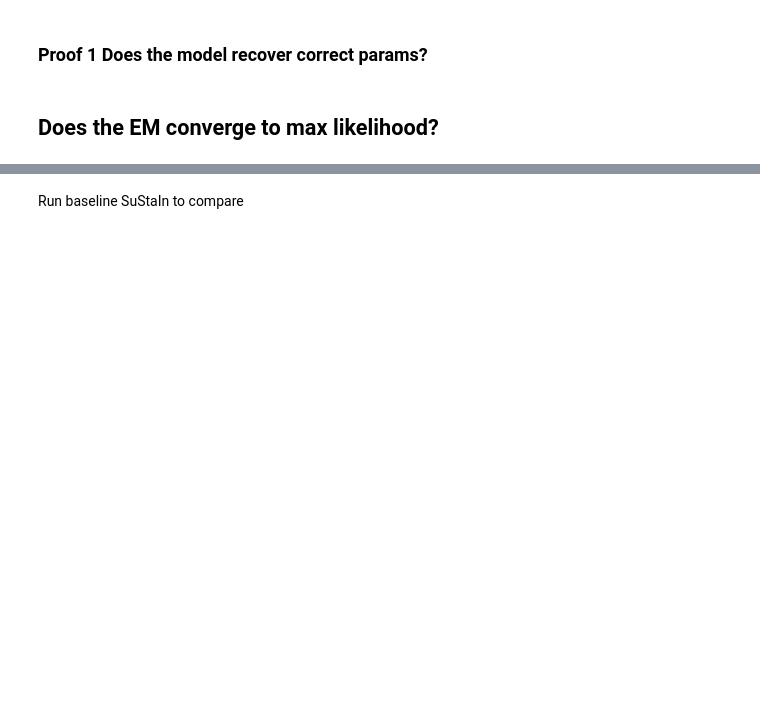
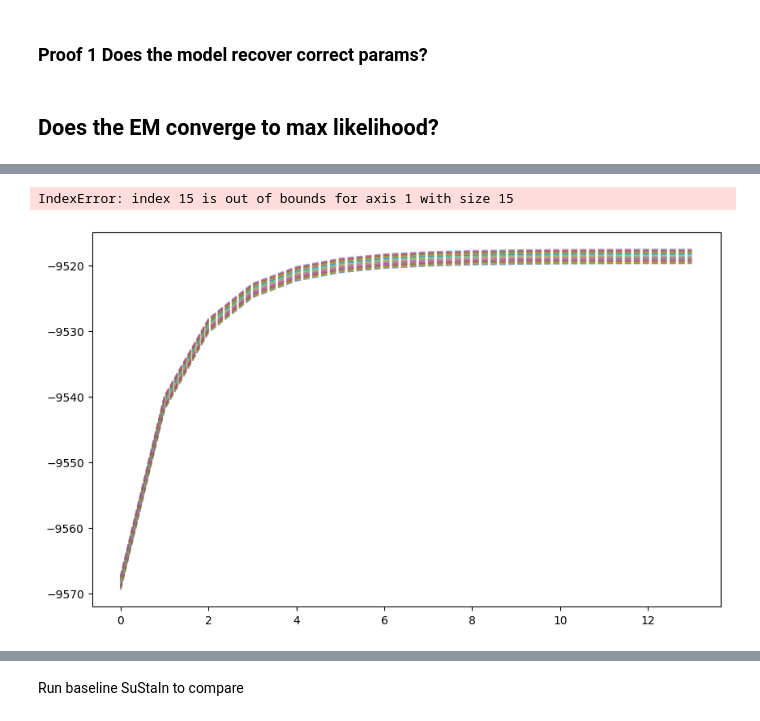
Before and after one commit to mihaelacr10/apoe4_informed, a Jupyter notebook: run_simulated_data.ipynb, the cells around one changed output, grey strips where cells are left out. Cells and saved outputs as stored; diff of their text form; code cells hidden in the pictures; blank space fills up the shorter version.

Commit message:
few bugs still unfinished: em_likelihood_histories for N_S>1 gives out identical lik for all startingpoints

```diff
--- a/run_simulated_data.ipynb
+++ b/run_simulated_data.ipynb
@@ -309,3 +350,30 @@ plt.show()
+# %%
+import matplotlib.pyplot as plt
+import numpy as np
+
+# Create a clean plotting window
+plt.figure(figsize=(10, 6))
+
+# Loop through all 15 columns of your recovered history matrix
+for worker_id in range(em_likelihood_histories.shape[0]):
+    # Add a tiny, unique offset fraction to each line so they don't cover each other
+    jitter_factor = worker_id * 0.15
+
+    plt.plot(
+        em_likelihood_histories[:, worker_id] + jitter_factor,
+        linestyle='--',
+        alpha=0.7,
+        label=f"Seed {worker_id + 1}"
+    )
+
+plt.axhline(true_max_lik, color='black', linestyle=':', label='Ground Truth Ceiling')
+plt.title("Separated EM Startpoint Trajectories (Jitter Applied)")
+plt.xlabel("EM Iteration Step")
+plt.ylabel("Log-Likelihood")
+plt.show()
+# %% [output]
+IndexError: index 15 is out of bounds for axis 1 with size 15
+[figure, added]
 # %%
 # for each subtype model
 for s in range(N_S_max):
```
Also changed, not shown: parts of 21 cells of this notebook, 11 other files.
